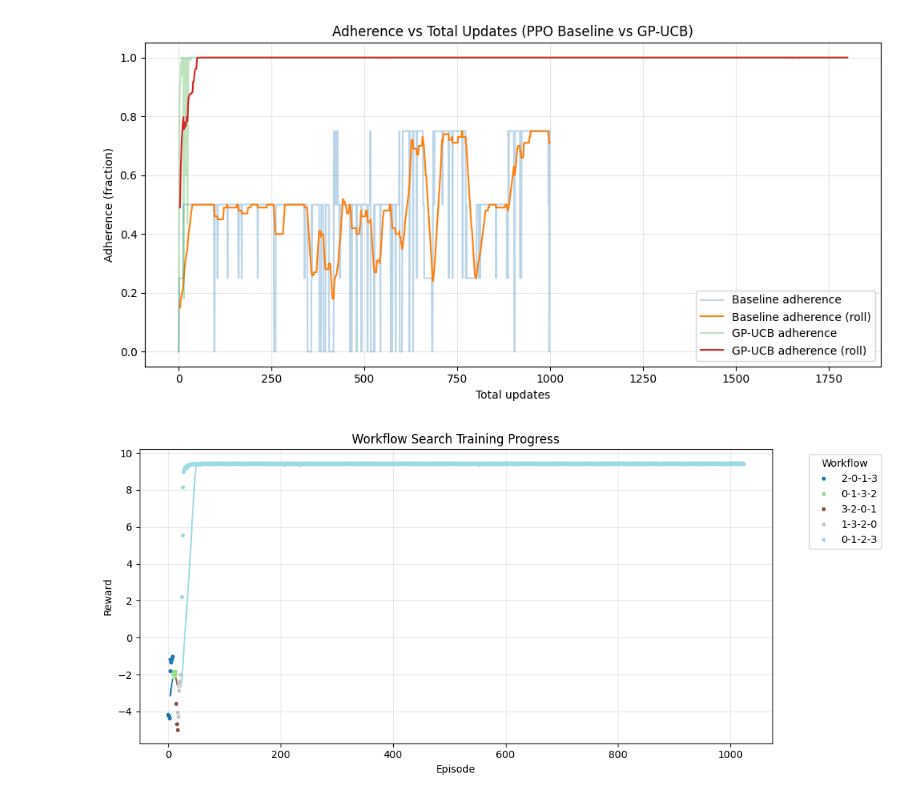
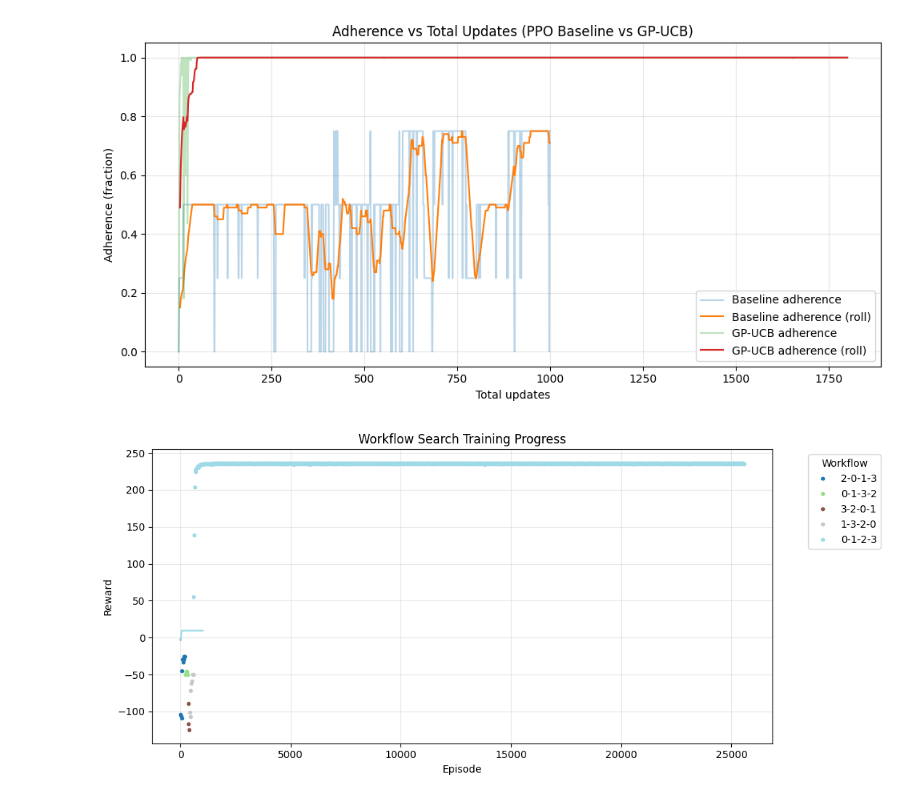
Before and after one commit to Guangyu-Jiang/RL-Workflow-Search, a Jupyter notebook: notebooks/plot_baseline_vs_gpucb.ipynb, the cells around one changed output. Drawn from its saved outputs; the diff is of its cells as text; code cells hidden in the pictures.

```diff
--- a/notebooks/plot_baseline_vs_gpucb.ipynb
+++ b/notebooks/plot_baseline_vs_gpucb.ipynb
@@ -12,12 +12,12 @@ from pathlib import Path
 %matplotlib inline
 
 BASELINE_CSV = Path('/home/ubuntu/RL-Workflow-Search/logs/ppo_baseline_diagonal_mp_20250828_164323/updates.csv')
-BASELINE_CSV = Path('/home/ubuntu/RL-Workflow-Search/logs/baseline_regions_20251027_113406/updates.csv')
+#BASELINE_CSV = Path('/home/ubuntu/RL-Workflow-Search/logs/baseline_regions_20251027_113406/updates.csv')
 GPUCB_CSV = Path('/home/ubuntu/RL-Workflow-Search/logs/gpucb_diagonal_MainProcess_pid3273252_20250902_041740/updates.csv')
 GPUCB_CSV = Path('/home/ubuntu/RL-Workflow-Search/logs/gpucb_diagonal_revisit_MainProcess_pid3176897_20250904_084854/updates.csv')
 GPUCB_CSV = Path('/home/ubuntu/RL-Workflow-Search/logs/gpucb_diagonal_allowrevisit_MainProcess_pid4017383_20250922_002945/updates.csv')
 GPUCB_CSV = Path('/home/ubuntu/RL-Workflow-Search/logs/adh_reward_run_MainProcess_pid1250882_20251027_052139/updates.csv')
-GPUCB_CSV = Path('/home/ubuntu/RL-Workflow-Search/logs/regions_formal_MainProcess_pid1267167_20251027_064738/updates.csv')
+#GPUCB_CSV = Path('/home/ubuntu/RL-Workflow-Search/logs/regions_formal_MainProcess_pid1267167_20251027_064738/updates.csv')
 assert BASELINE_CSV.exists(), f"Missing baseline CSV: {BASELINE_CSV}"
 assert GPUCB_CSV.exists(), f"Missing GP-UCB CSV: {GPUCB_CSV}"
 
@@ -200,31 +200,31 @@ plt.show()
 # %%
 # Plot: GP-UCB env-only return vs total_update, colored by workflow
 
 if 'workflow' not in gpucb_df.columns:
     print('No workflow column found in GP-UCB CSV; cannot color by workflow.')
 else:
     # Build a color map per workflow string
     workflows = gpucb_df['workflow'].astype(str).unique()
     cmap = plt.cm.get_cmap('tab20', len(workflows))
     wf_to_color = {wf: cmap(i) for i, wf in enumerate(workflows)}
 
     plt.figure(figsize=(11,5))
     for wf in workflows:
         sub = gpucb_df[gpucb_df['workflow'].astype(str) == wf]
-        plt.plot(sub['total_update'][:1000], sub['mean_env_return'][:1000], '.', color=wf_to_color[wf], alpha=1, label=wf)
+        plt.plot(sub['total_update'][:1000]*25, sub['mean_env_return'][:1000]*25, '.', color=wf_to_color[wf], alpha=1, label=wf)
         # Optional: a light rolling line per workflow
         if 'mean_env_return_roll' in sub.columns:
             plt.plot(sub['total_update'][:1000], sub['mean_env_return_roll'][:1000], color=wf_to_color[wf], alpha=1)
 
     plt.xlabel('Episode')
     plt.ylabel('Reward')
     plt.title('Workflow Search Training Progress')
     plt.legend(title='Workflow', bbox_to_anchor=(1.05, 1), loc='upper left')
     plt.grid(True, alpha=0.3)
     plt.tight_layout()
     plt.show()
 # %% [output]
-[figure, old version]
+[figure, new version]
 # %%
 ## GP-UCB (revisit) vs Baseline
 
```
Also changed, not shown: parts of 3 cells of this notebook, 6 other files.
